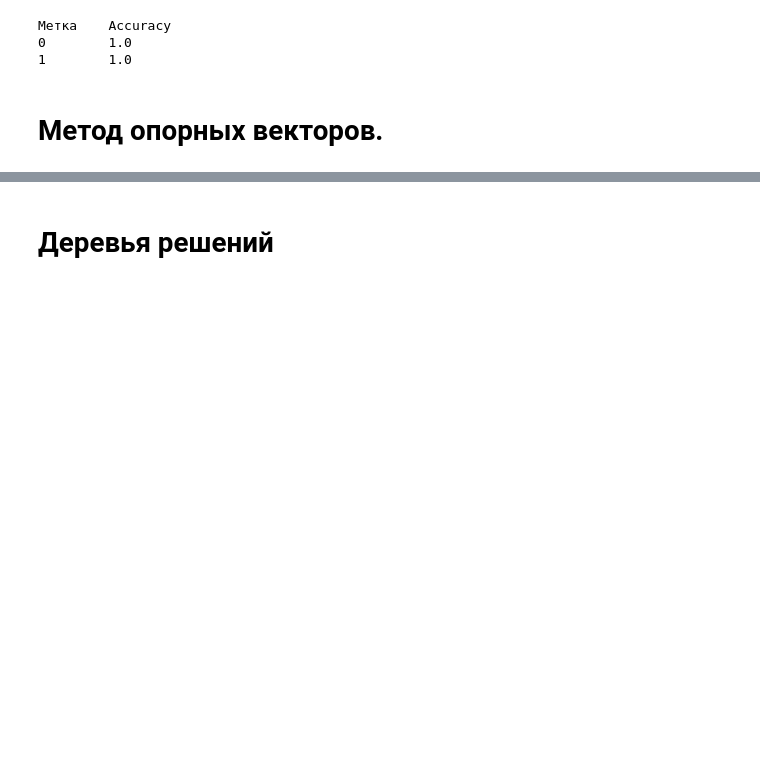
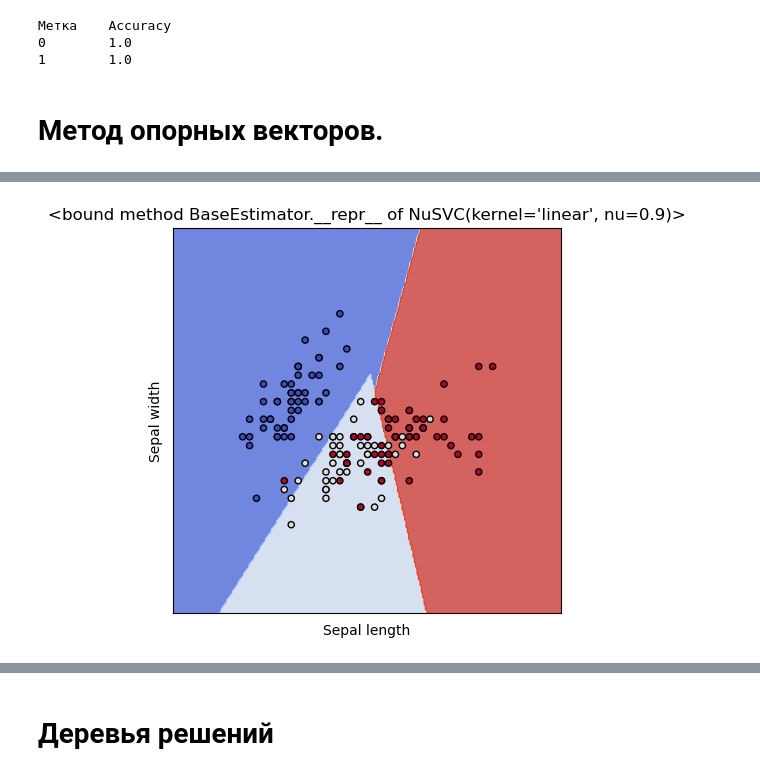
Before and after one commit to KZLZG/TML, a Jupyter notebook: Lab4/lab-4.ipynb, the cells around one changed output, grey strips where cells are left out. Cells and saved outputs as stored; diff of their text form; code cells hidden in the pictures; blank space fills up the shorter version.

```diff
--- a/Lab4/lab-4.ipynb
+++ b/Lab4/lab-4.ipynb
@@ -567,0 +644,4 @@ print_accuracy_score_for_classes(iris_y_test, pred_iris_y_test)
+# %%
+plot_cl(NuSVC(kernel='linear', nu=0.9))
+# %% [output]
+[figure, added]
```
Also changed, not shown: parts of 25 cells of this notebook.
